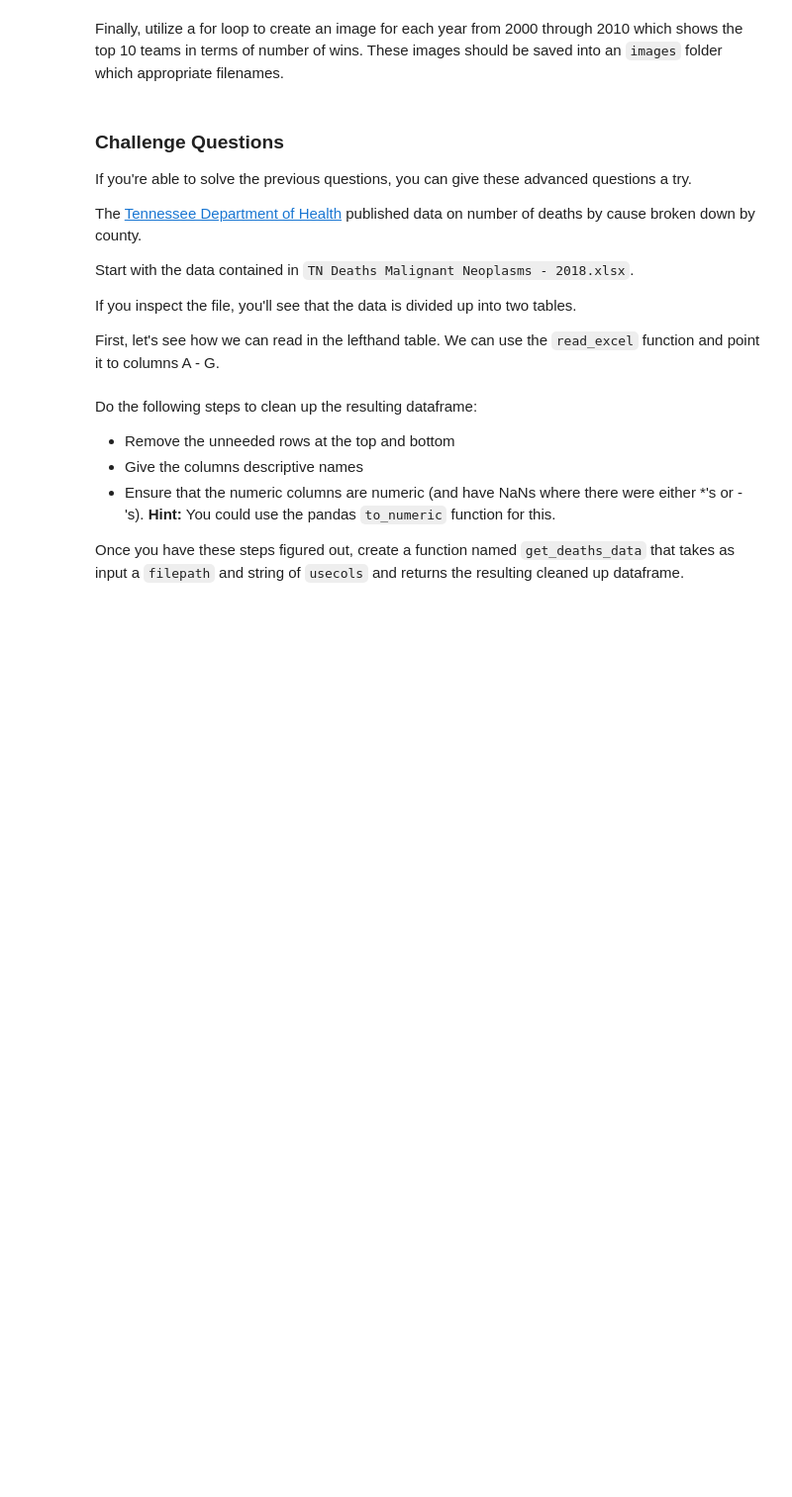
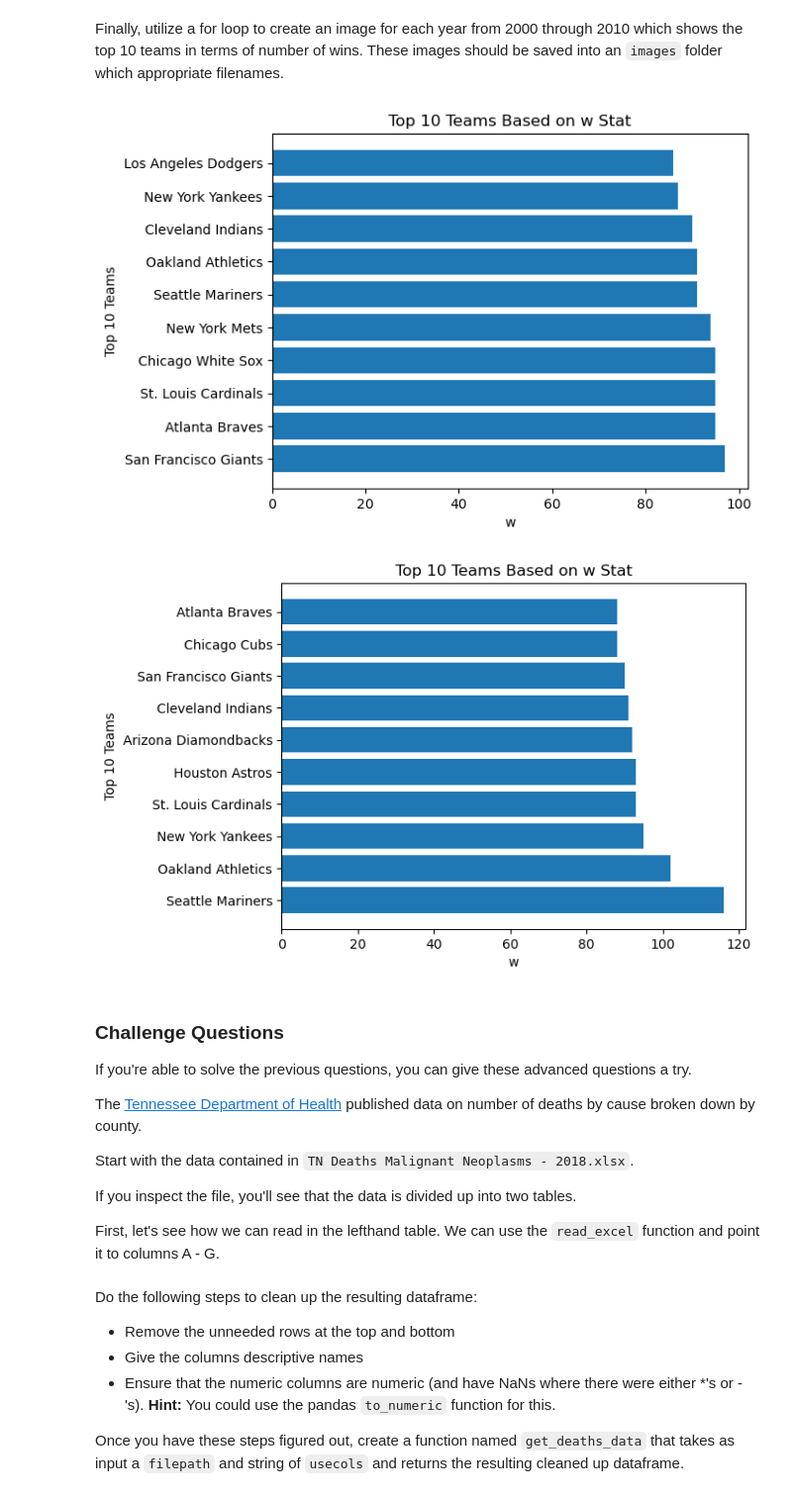
Before and after one commit to NSS-Data-Analytics-Cohort-10/loops-and-functions-elisianguyen, a Jupyter notebook: notebooks/Loops_and_Functions_Practice_DA10.ipynb, the cells around one changed output. Shown at 99% size. Cells and saved outputs as stored; diff of their text form; code cells hidden in the pictures; blank space fills up the shorter version.

```diff
--- a/notebooks/Loops_and_Functions_Practice_DA10.ipynb
+++ b/notebooks/Loops_and_Functions_Practice_DA10.ipynb
@@ -298,3 +316,9 @@ Finally, utilize a for loop to create an image for each year from 2000 through 2
+# %%
+for x in range(2000,2002):
+    plot_best_teams(year=x, n=10, stat="w", league="both", filepath="C:/Users/Max-X1/Documents/nss_data_analytics/misc/Images/besttest")
+# %% [output]
+[figure, added]
+[figure, added]
 # %% [markdown]
 ### Challenge Questions
 
```
Also changed, not shown: parts of 25 cells of this notebook.
